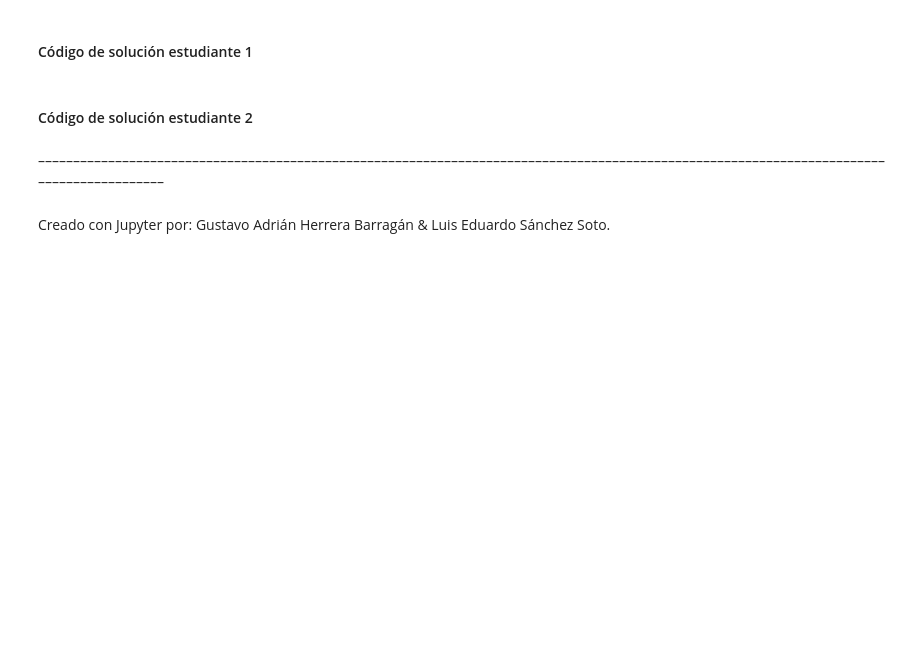
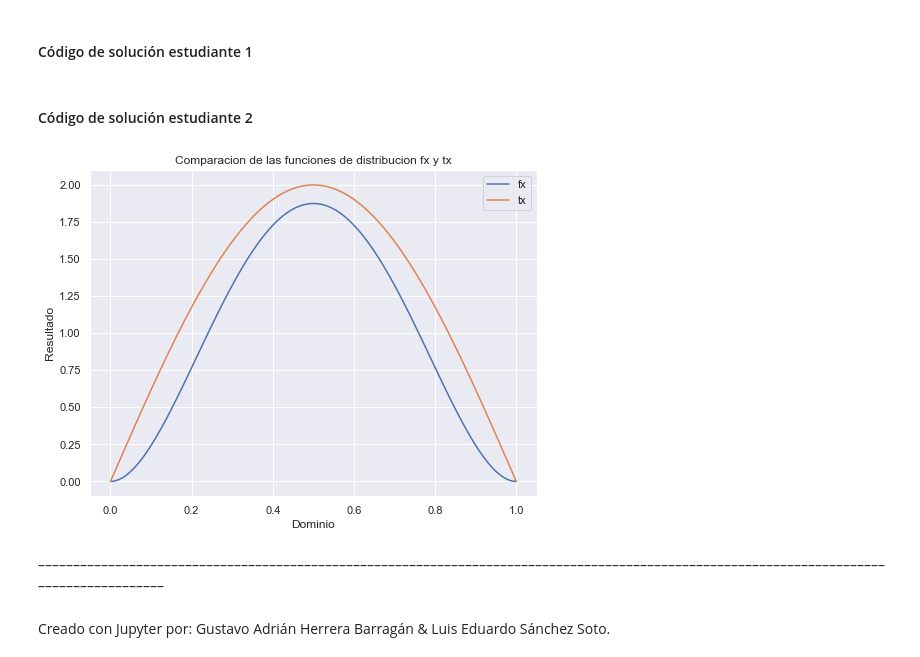
Before and after one commit to adrianhb01/ProyectoConjunto_GHerrera_LSanchez, a Jupyter notebook: ProyectoConjunto_GAHerrera_LESanchez.ipynb, the cells around one changed output. Drawn from its saved outputs; the diff is of its cells as text; code cells hidden in the pictures; blank space fills up the shorter version.

```diff
--- a/ProyectoConjunto_GAHerrera_LESanchez.ipynb
+++ b/ProyectoConjunto_GAHerrera_LESanchez.ipynb
@@ -157,6 +220,21 @@ $
 #### Código de solución estudiante 2
 # %%
 #Código
+# %%
+fx = lambda x: (x**2-2*x**3+x**4)*30
+tx = lambda x: 2*np.sin(np.pi*x)
+dominio = np.linspace(0,1,100)
+# %%
+plt.plot(dominio, fx(dominio), label='fx')
+plt.plot(dominio, tx(dominio), label='tx')
+
+plt.xlabel('Dominio')
+plt.ylabel('Resultado')
+plt.title('Comparacion de las funciones de distribucion fx y tx')
+plt.legend()
+plt.show()
+# %% [output]
+[figure, added]
 # %% [markdown]
 –––––––––––––––––––––––––––––––––––––––––––––––––––––––––––––––––––––––––––––––––––––––––––––––––––––––––––––––––––––––––––––––––––––––––––
 # %% [markdown]
```
Also changed, not shown: parts of 6 cells of this notebook.
